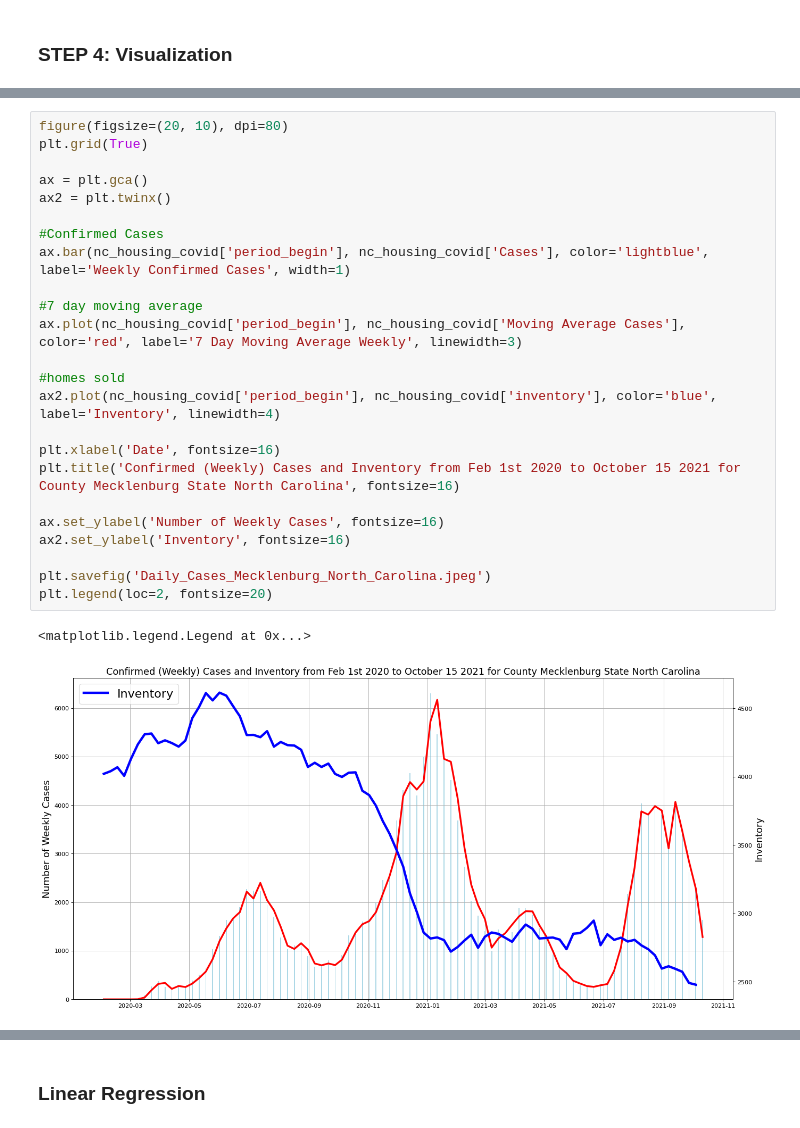
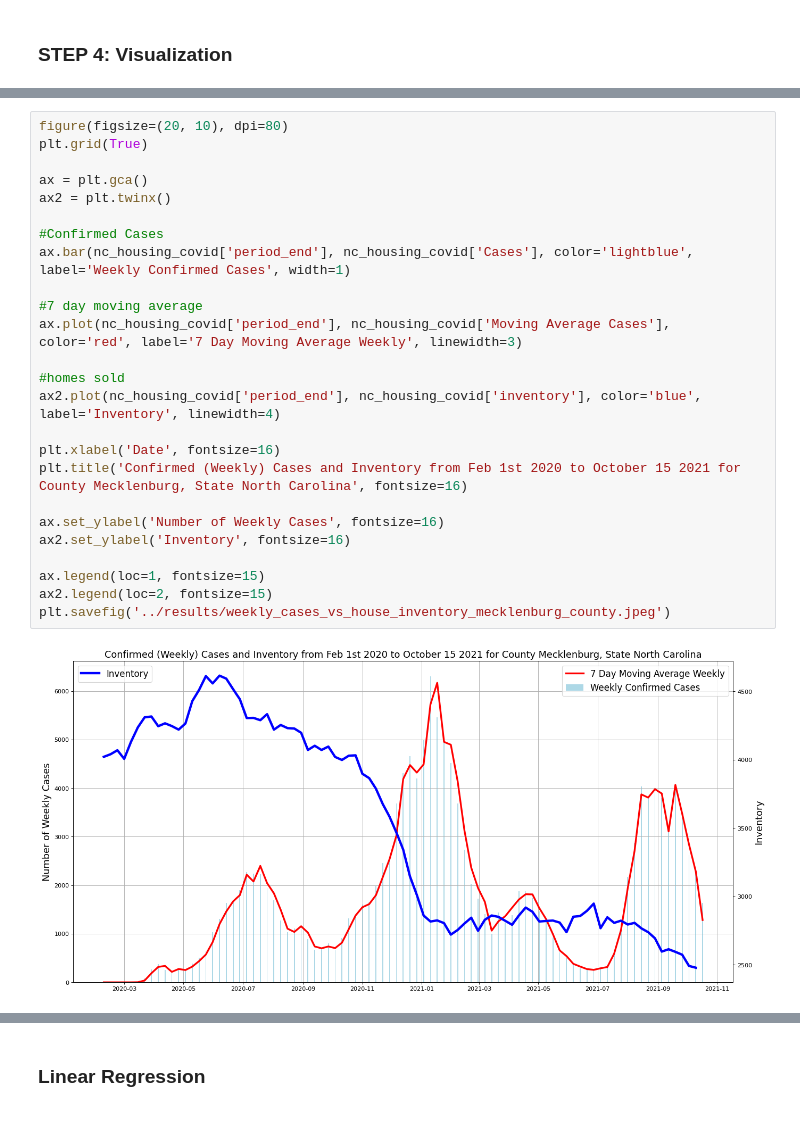
Before and after one commit to Poornima-Muthukumar/DATA512, a Jupyter notebook: data-512-final-project/src/Final-Project.ipynb, the cells around one changed output, grey strips where cells are left out. Saved outputs shown, nothing was run; the diff lists cells and outputs as text.

```diff
--- a/data-512-final-project/src/Final-Project.ipynb
+++ b/data-512-final-project/src/Final-Project.ipynb
@@ -318,30 +318,30 @@ plt.legend(loc=2, fontsize=20)
 # %%
 figure(figsize=(20, 10), dpi=80)
 plt.grid(True)
 
 ax = plt.gca()
 ax2 = plt.twinx()
 
 #Confirmed Cases
-ax.bar(nc_housing_covid['period_begin'], nc_housing_covid['Cases'], color='lightblue', label='Weekly Confirmed Cases', width=1)
+ax.bar(nc_housing_covid['period_end'], nc_housing_covid['Cases'], color='lightblue', label='Weekly Confirmed Cases', width=1)
 
 #7 day moving average
-ax.plot(nc_housing_covid['period_begin'], nc_housing_covid['Moving Average Cases'], color='red', label='7 Day Moving Average Weekly', linewidth=3)
+ax.plot(nc_housing_covid['period_end'], nc_housing_covid['Moving Average Cases'], color='red', label='7 Day Moving Average Weekly', linewidth=3)
 
 #homes sold
-ax2.plot(nc_housing_covid['period_begin'], nc_housing_covid['inventory'], color='blue', label='Inventory', linewidth=4)
+ax2.plot(nc_housing_covid['period_end'], nc_housing_covid['inventory'], color='blue', label='Inventory', linewidth=4)
 
 plt.xlabel('Date', fontsize=16)
-plt.title('Confirmed (Weekly) Cases and Inventory from Feb 1st 2020 to October 15 2021 for County Mecklenburg State North Carolina', fontsize=16)
+plt.title('Confirmed (Weekly) Cases and Inventory from Feb 1st 2020 to October 15 2021 for County Mecklenburg, State North Carolina', fontsize=16)
 
 ax.set_ylabel('Number of Weekly Cases', fontsize=16)
 ax2.set_ylabel('Inventory', fontsize=16)
 
-plt.savefig('Daily_Cases_Mecklenburg_North_Carolina.jpeg')
-plt.legend(loc=2, fontsize=20)
+ax.legend(loc=1, fontsize=15)
+ax2.legend(loc=2, fontsize=15)
+plt.savefig('../results/weekly_cases_vs_house_inventory_mecklenburg_county.jpeg')
 # %% [output]
-<matplotlib.legend.Legend at 0x...>
-[figure, old version]
+[figure, new version]
 # %%
 figure(figsize=(20, 10), dpi=80)
 plt.grid(True)
```
Also changed, not shown: parts of 27 cells of this notebook, 8 other files.
